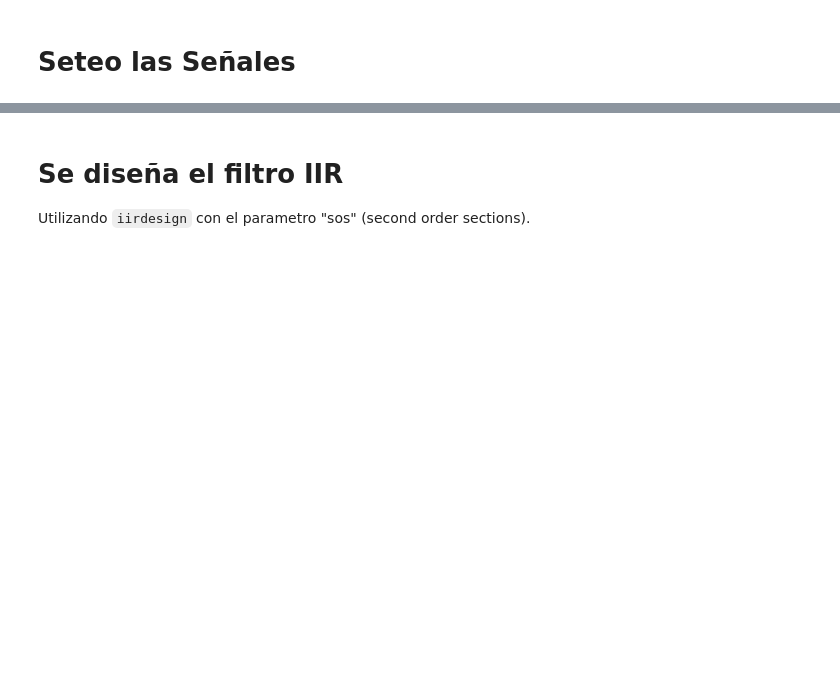
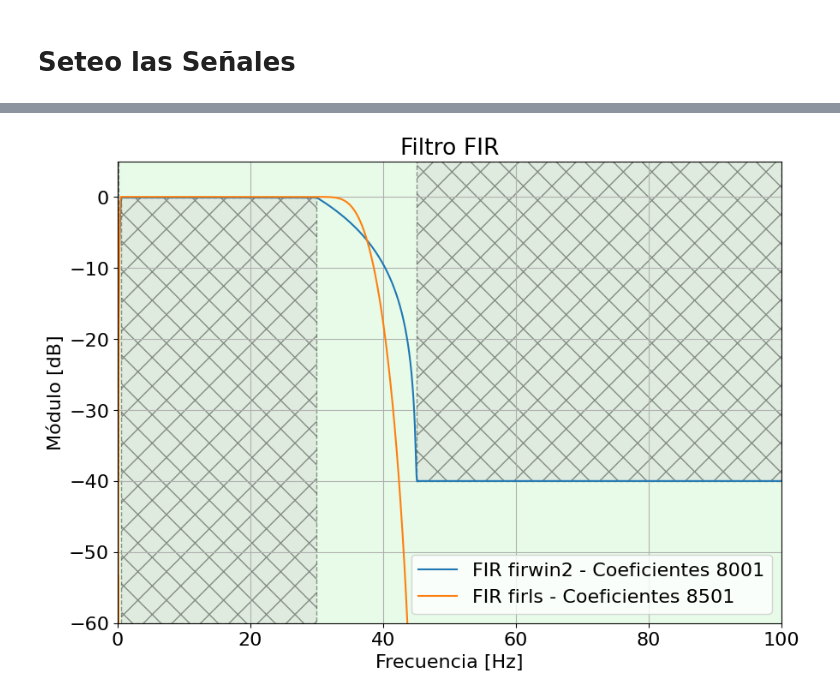
Before and after one commit to federico-b-ee/PDS-2024, a Jupyter notebook: TS9/notebook.ipynb, the cells around one changed output, grey strips where cells are left out. Saved outputs shown, nothing was run; the diff lists cells and outputs as text; code cells hidden in the pictures; blank space fills up the shorter version.

```diff
--- a/TS9/notebook.ipynb
+++ b/TS9/notebook.ipynb
@@ -84,37 +90,62 @@ Se utiliza `firwin2` con la window "cosine".
 # %%
-cant_coeficientes = 10001
+taps = 8001
 
 # El "filtro" es el numerador de la transferencia. Por ser un FIR, el denominador es 1.
-num_win = sig.firwin2(cant_coeficientes, frecs, gains, window="cosine")
+num_firwin = sig.firwin2(taps, frecs, gains, window="cosine")
 den = 1.0
 
-# muestreo el filtro donde me interesa verlo según la plantilla.
-w = np.append(np.logspace(-1, 0.8, 250), np.logspace(0.9, 1.6, 250))
-w = np.append(w, np.linspace(110, nyq_frec, 100, endpoint=True)) / nyq_frec * np.pi
+num_firls_lp = sig.firls(
+    numtaps=501,
+    bands=[[0,wp2], [ws2, nyq_frec]],
+    desired=[[1,1],[0,0]],
+    fs=fs,
+)
 
-_, hh_win = sig.freqz(num_win, den, w)
+num_firls_hp = sig.firls(
+    numtaps=taps,
+    bands=[[0,ws1], [wp1,nyq_frec]],
+    desired=[[0,0],[1,1]],
+    fs=fs,
+)
+
+num_firls = sig.convolve(num_firls_hp, num_firls_lp)
+
+w, hh_win = sig.freqz(num_firwin, den, worN=100000)
 
 # renormalizo el eje de frecuencia
 w = w / np.pi * nyq_frec
 
-plt.plot(w, 20 * np.log10(abs(hh_win)), label="FIR - Coeficientes {:d}".format(num_win.shape[0]))
+plt.plot(
+    w,
+    20 * np.log10(abs(hh_win)),
+    label="FIR firwin2 - Coeficientes {:d}".format(num_firwin.shape[0]),
+)
+
+w, hh_win = sig.freqz(num_firls, den, worN=100000)
+
+# renormalizo el eje de frecuencia
+w = w / np.pi * nyq_frec
+
+plt.plot(
+    w,
+    20 * np.log10(abs(hh_win)),
+    label="FIR firls - Coeficientes {:d}".format(num_firls.shape[0]),
+)
 
 plt.title("Filtro FIR")
 plt.xlabel("Frecuencia [Hz]")
 plt.ylabel("Módulo [dB]")
 plt.grid()
 plt.axis([0, 100, -60, 5])
 plt.legend()
 
 plot_plantilla(
     filter_type="bandpass",
     fpass=frecs[[2, 3]] * nyq_frec,
     ripple=ripple,
     fstop=frecs[[1, 4]] * nyq_frec,
     attenuation=atenuacion,
     fs=fs,
 )
+# %% [output]
+[figure, added]
-# %% [markdown]
-# Se diseña el filtro IIR
-
-Utilizando `iirdesign` con el parametro "sos" (second order sections).
```
Also changed, not shown: parts of 14 cells of this notebook.
